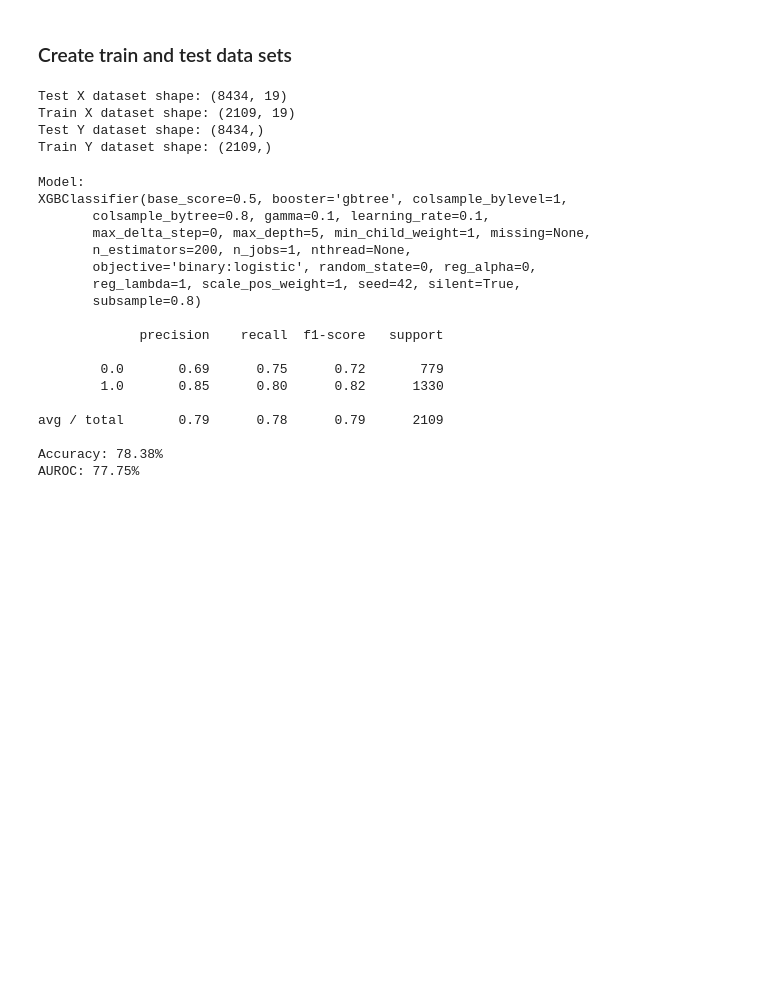
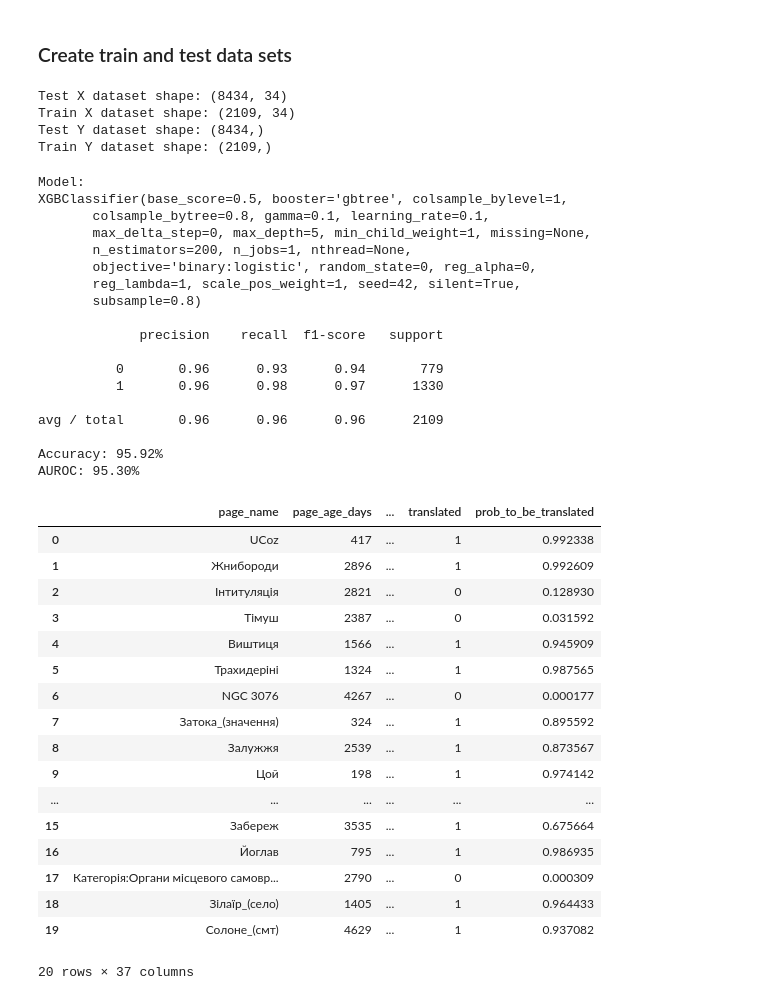
Before and after one commit to Houd1ny/FutureOfWikipedia, a Jupyter notebook: modeling/modeling.ipynb, the cells around one changed output. Saved outputs shown, nothing was run; the diff lists cells and outputs as text; code cells hidden in the pictures; blank space fills up the shorter version.

Commit message:
Refactoring of preprocessing and modeling.

```diff
--- a/modeling/modeling.ipynb
+++ b/modeling/modeling.ipynb
@@ -116,6 +113,9 @@ df_not_tr_array = np.array(df_not_tr_numeric_only)
 # %%
 train_ratio = 0.8
 np.random.seed(42)
+
+df_tr_array = np.array(df_translated)
+df_not_tr_array = np.array(df_not_translated)
 
 if USE_BINARY_CLASSIFICATION:
 
@@ -125,12 +125,12 @@ if USE_BINARY_CLASSIFICATION:
 
     train = np.vstack((df_tr_array[:train_size//2,:], df_not_tr_array[:train_size//2,:]))
     np.random.shuffle(train)
-    X_train = train[:,:-1]
+    X_train = train[:,1:-1]
     y_train = train[:,-1]
 
     test = np.vstack((df_tr_array[train_size//2:,:], df_not_tr_array[train_size//2:,:]))
     np.random.shuffle(test)
-    X_test = test[:,:-1]
+    X_test = test[:,1:-1]
     y_test = test[:,-1]
 
     print("Test X dataset shape: {0}\nTrain X dataset shape: {1}".format(X_train.shape, X_test.shape))
@@ -147,8 +147,8 @@ else:
     print("Test dataset shape: {0}\nTrain dataset shape: {1}\nOutliers dataset shape: {2}".
           format(X_train.shape, X_test.shape, X_outliers.shape))
 # %% [output]
-Test X dataset shape: (8434, 19)
-Train X dataset shape: (2109, 19)
+Test X dataset shape: (8434, 34)
+Train X dataset shape: (2109, 34)
 Test Y dataset shape: (8434,)
 Train Y dataset shape: (2109,)
 # %%
@@ -204,15 +204,17 @@ def apply_binary_classifier(classifier = 'XGBC'):
     print("Model:\n{}\n".format(model))
 
     # make predictions for test data
+    y_proba = model.predict_proba(X_test)
     y_pred = model.predict(X_test)
-    predictions = [1 if value>=0.5 else 0 for value in y_pred]
 
     # evaluate predictions
-    print(classification_report(y_test, predictions))
-    accuracy = accuracy_score(y_test, predictions)
+    print(classification_report(list(y_test), list(y_pred)))
+    accuracy = accuracy_score(list(y_test), list(y_pred))
     print("Accuracy: %.2f%%" % (accuracy * 100.0))
-    roc_auc = roc_auc_score(y_test, predictions)
+    roc_auc = roc_auc_score(list(y_test), list(y_pred))
     print("AUROC: %.2f%%" % (roc_auc * 100.0))
+
+    return(y_pred, y_proba)
 
 
 def grid_search_XGBoost():
@@ -241,9 +243,9 @@ def grid_search_XGBoost():
     gsearch.grid_scores_, gsearch.best_params_, gsearch.best_score_
 # %%
 if USE_BINARY_CLASSIFICATION:
-    apply_binary_classifier('XGBC')
+    y_pred, y_proba = apply_binary_classifier('XGBC')
 else:
-    apply_one_class_classifier()
+    y_pred, y_proba = apply_one_class_classifier('SVC')
 # %% [output]
 Model:
 XGBClassifier(base_score=0.5, booster='gbtree', colsample_bylevel=1,
@@ -256,10 +258,35 @@ XGBClassifier(base_score=0.5, booster='gbtree', colsample_bylevel=1,
 
              precision    recall  f1-score   support
 
-        0.0       0.69      0.75      0.72       779
-        1.0       0.85      0.80      0.82      1330
+          0       0.96      0.93      0.94       779
+          1       0.96      0.98      0.97      1330
 
-avg / total       0.79      0.78      0.79      2109
+avg / total       0.96      0.96      0.96      2109
 
-Accuracy: 78.38%
-AUROC: 77.75%
+Accuracy: 95.92%
+AUROC: 95.30%
+# %%
+test_result = pd.DataFrame(test, columns=df_translated.columns)
+test_result  = test_result.assign(prob_to_be_translated = y_proba[:,1])
+# %%
+pd.set_option('display.max_columns', 4)
+test_result[:20]
+# %% [output]
+|  | page_name | page_age_days | ... | translated | prob_to_be_translated |
+| 0 | UCoz | 417 | ... | 1 | 0.992338 |
+| 1 | Жнибороди | 2896 | ... | 1 | 0.992609 |
+| 2 | Інтитуляція | 2821 | ... | 0 | 0.128930 |
+| 3 | Тімуш | 2387 | ... | 0 | 0.031592 |
+| 4 | Виштиця | 1566 | ... | 1 | 0.945909 |
+| 5 | Трахидеріні | 1324 | ... | 1 | 0.987565 |
+| 6 | NGC 3076 | 4267 | ... | 0 | 0.000177 |
+| 7 | Затока_(значення) | 324 | ... | 1 | 0.895592 |
+| 8 | Залужжя | 2539 | ... | 1 | 0.873567 |
+| 9 | Цой | 198 | ... | 1 | 0.974142 |
+| ... | ... | ... | ... | ... | ... |
+| 15 | Забереж | 3535 | ... | 1 | 0.675664 |
+| 16 | Йоглав | 795 | ... | 1 | 0.986935 |
+| 17 | Категорія:Органи місцевого самовр... | 2790 | ... | 0 | 0.000309 |
+| 18 | Зілаїр_(село) | 1405 | ... | 1 | 0.964433 |
+| 19 | Солоне_(смт) | 4629 | ... | 1 | 0.937082 |
+20 rows × 37 columns
```
Also changed, not shown: parts of 5 cells of this notebook, 12 other files.
